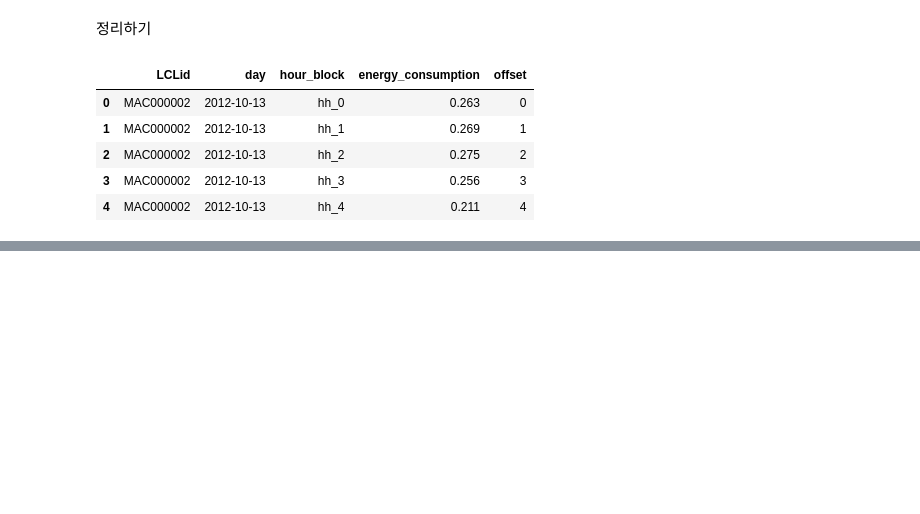
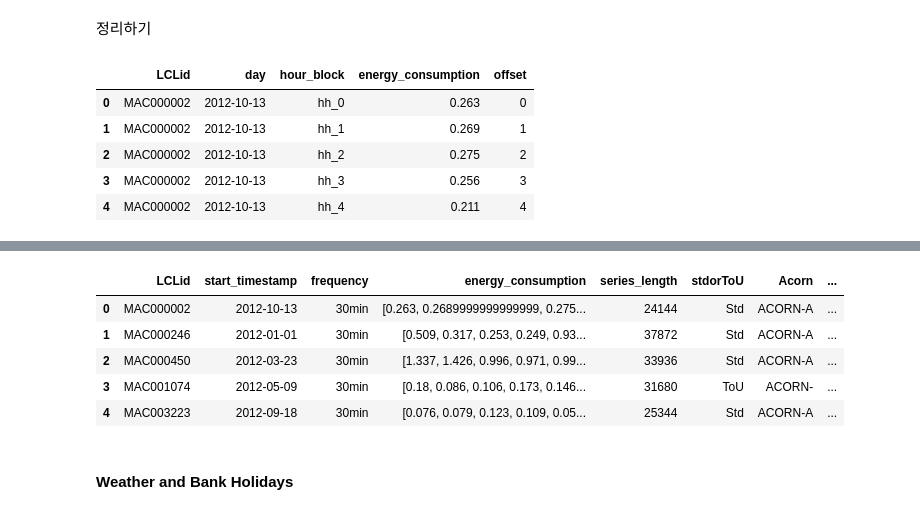
Before and after one commit to sguys99/self-study, a Jupyter notebook: modern_ts/ch02/02 - preprocessing london smard meter dataset.ipynb, the cells around one changed output, grey strips where cells are left out. Saved outputs shown, nothing was run; the diff lists cells and outputs as text; code cells hidden in the pictures; blank space fills up the shorter version.

```diff
--- a/modern_ts/ch02/02 - preprocessing london smard meter dataset.ipynb
+++ b/modern_ts/ch02/02 - preprocessing london smard meter dataset.ipynb
@@ -166,0 +269,21 @@ Compact form
+# %%
+def load_process_block_compact(block_df, freq="30min", ts_identifier="series_name", value_name="series_value"):
+    grps = block_df.groupby('LCLid')
+    all_series = []
+    all_start_dates = []
+    all_names = []
+    all_data = {}
+    all_len = []
+    for idx, df in tqdm(grps, leave=False):
+        start_date, name, ts, len_ts = preprocess_compact(df)
+        all_series.append(ts)
+        all_start_dates.append(start_date)
+        all_names.append(name)
+        all_len.append(len_ts)
+
+    all_data[ts_identifier] = all_names
+    all_data['start_timestamp'] = all_start_dates
+    all_data['frequency'] = freq
+    all_data[value_name] = all_series
+    all_data['series_length'] = all_len
+    return pd.DataFrame(all_data)
@@ -166,0 +322,17 @@ Compact form
+# %%
+block_df_l = []
+for file in tqdm(sorted(list(block_data_path.glob("*.csv"))), desc="Processing Blocks.."):
+    block_df = pd.read_csv(file, parse_dates=False)
+    block_df['day'] = pd.to_datetime(block_df['day'], yearfirst=True)
+    # Taking only from 2012-01-01
+    block_df = block_df.loc[block_df['day']>="2012-01-01"]
+    #Reshaping the dataframe into the long form with hour blocks along the rows
+    block_df = block_df.set_index(['LCLid', "day"]).stack().reset_index().rename(columns={"level_2": "hour_block", 0: "energy_consumption"})
+    #Creating a numerical hourblock column
+    block_df['offset'] = block_df['hour_block'].str.replace("hh_", "").astype(int)
+    block_df_l.append(load_process_block_compact(block_df, freq="30min", ts_identifier="LCLid", value_name="energy_consumption"))
+# %%
+hhblock_df = pd.concat(block_df_l)
+del block_df_l
+display(hhblock_df.memory_usage(deep=True))
+print(f"Total: {hhblock_df.memory_usage(deep=True).sum()/1024**2} MB")
@@ -166,0 +399,3 @@ Compact form
+# %%
+household_info = pd.read_csv(source_data/"informations_households.csv")
+household_info.head()
@@ -166,0 +409,12 @@ Compact form
+# %%
+hhblock_df = hhblock_df.merge(household_info, on='LCLid', validate="one_to_one")
+hhblock_df.head()
+# %% [output]
+|  | LCLid | start_timestamp | frequency | energy_consumption | series_length | stdorToU | Acorn | ... |
+| 0 | MAC000002 | 2012-10-13 | 30min | [0.263, 0.2689999999999999, 0.275... | 24144 | Std | ACORN-A | ... |
+| 1 | MAC000246 | 2012-01-01 | 30min | [0.509, 0.317, 0.253, 0.249, 0.93... | 37872 | Std | ACORN-A | ... |
+| 2 | MAC000450 | 2012-03-23 | 30min | [1.337, 1.426, 0.996, 0.971, 0.99... | 33936 | Std | ACORN-A | ... |
+| 3 | MAC001074 | 2012-05-09 | 30min | [0.18, 0.086, 0.106, 0.173, 0.146... | 31680 | ToU | ACORN- | ... |
+| 4 | MAC003223 | 2012-09-18 | 30min | [0.076, 0.079, 0.123, 0.109, 0.05... | 25344 | Std | ACORN-A | ... |
+# %% [markdown]
+#### Weather and Bank Holidays
```
Also changed, not shown: parts of 46 cells of this notebook, 1 other file.
